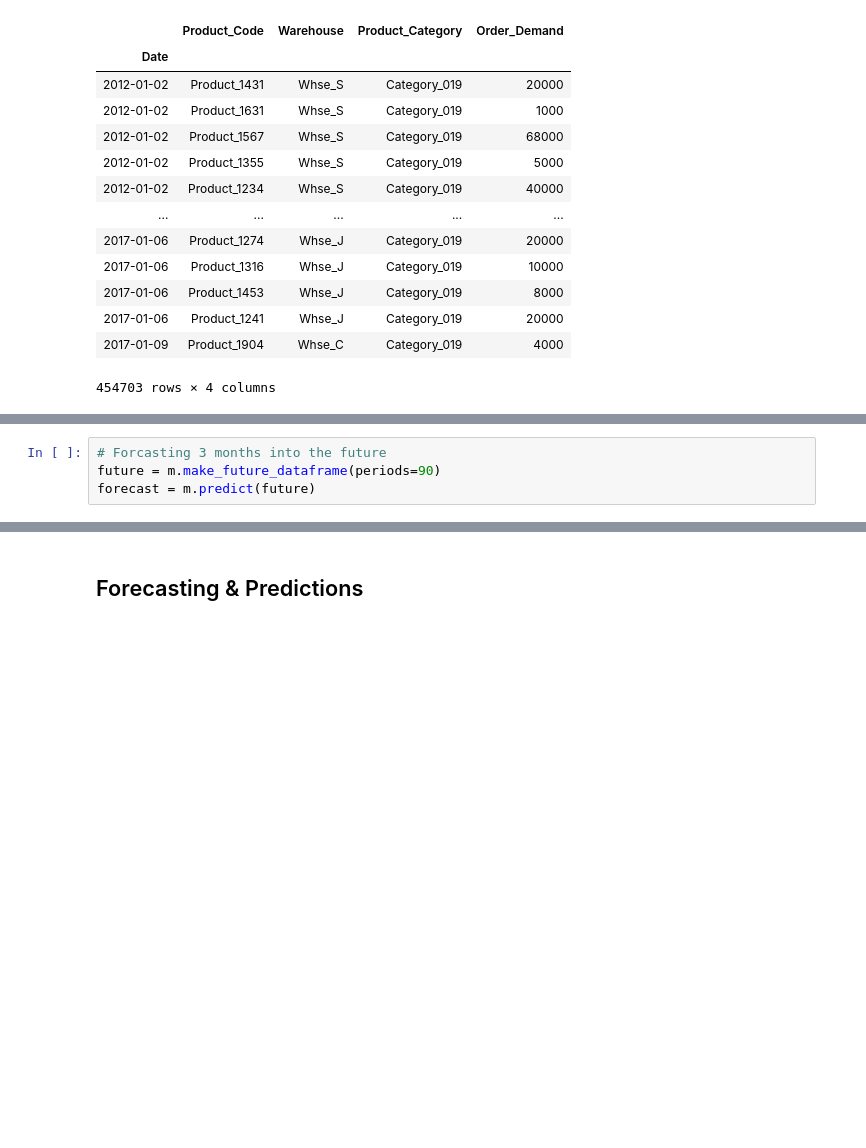
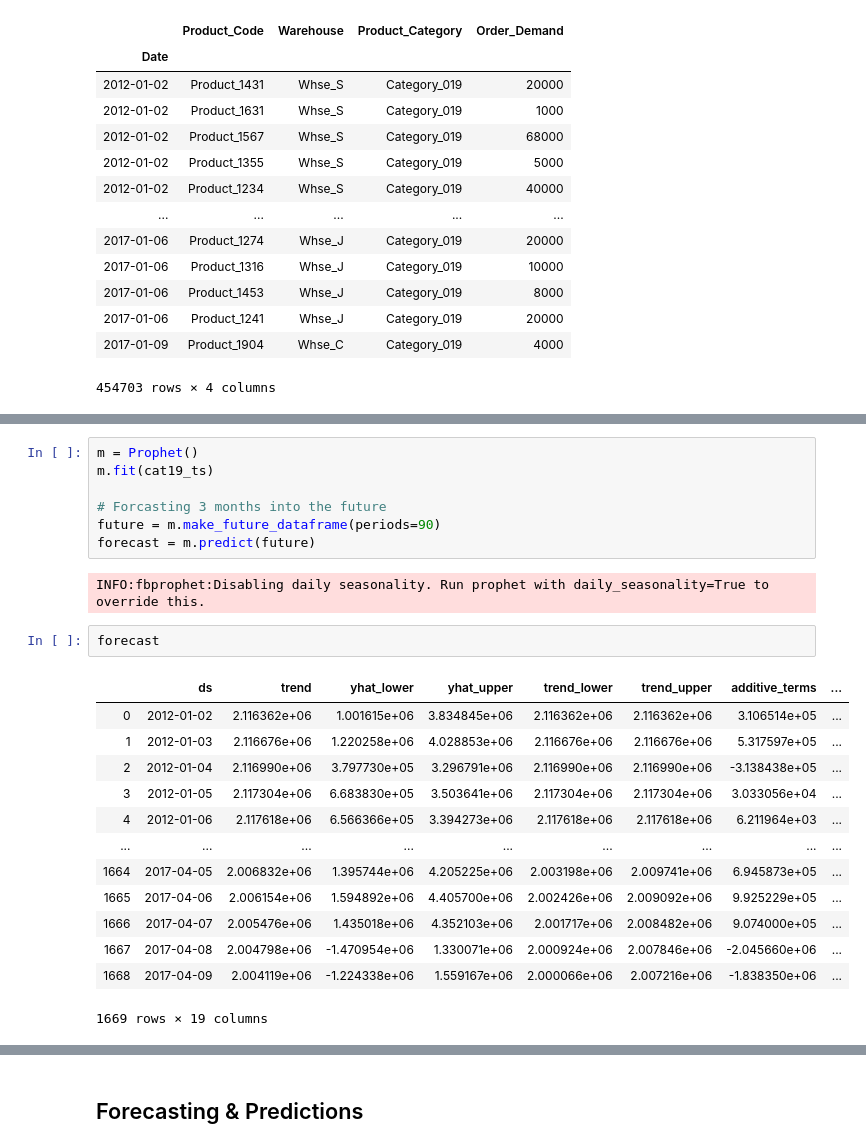
Before and after one commit to JessicaFB/Product-Demand-Forecasting, a Jupyter notebook: Predicting-Product-Demand.ipynb, the cells around one changed output, grey strips where cells are left out. Cells and saved outputs as stored; diff of their text form; blank space fills up the shorter version.

```diff
--- a/Predicting-Product-Demand.ipynb
+++ b/Predicting-Product-Demand.ipynb
@@ -707,4 +734,25 @@ ts_df.groupby(['Product_Category','Date']).sum()
 # %%
+m = Prophet()
+m.fit(cat19_ts)
+
 # Forcasting 3 months into the future
 future = m.make_future_dataframe(periods=90)
 forecast = m.predict(future)
+# %% [output]
+INFO:fbprophet:Disabling daily seasonality. Run prophet with daily_seasonality=True to override this.
+# %%
+forecast
+# %% [output]
+|  | ds | trend | yhat_lower | yhat_upper | trend_lower | trend_upper | additive_terms | ... |
+| 0 | 2012-01-02 | 2.116362e+06 | 1.001615e+06 | 3.834845e+06 | 2.116362e+06 | 2.116362e+06 | 3.106514e+05 | ... |
+| 1 | 2012-01-03 | 2.116676e+06 | 1.220258e+06 | 4.028853e+06 | 2.116676e+06 | 2.116676e+06 | 5.317597e+05 | ... |
+| 2 | 2012-01-04 | 2.116990e+06 | 3.797730e+05 | 3.296791e+06 | 2.116990e+06 | 2.116990e+06 | -3.138438e+05 | ... |
+| 3 | 2012-01-05 | 2.117304e+06 | 6.683830e+05 | 3.503641e+06 | 2.117304e+06 | 2.117304e+06 | 3.033056e+04 | ... |
+| 4 | 2012-01-06 | 2.117618e+06 | 6.566366e+05 | 3.394273e+06 | 2.117618e+06 | 2.117618e+06 | 6.211964e+03 | ... |
+| ... | ... | ... | ... | ... | ... | ... | ... | ... |
+| 1664 | 2017-04-05 | 2.006832e+06 | 1.395744e+06 | 4.205225e+06 | 2.003198e+06 | 2.009741e+06 | 6.945873e+05 | ... |
+| 1665 | 2017-04-06 | 2.006154e+06 | 1.594892e+06 | 4.405700e+06 | 2.002426e+06 | 2.009092e+06 | 9.925229e+05 | ... |
+| 1666 | 2017-04-07 | 2.005476e+06 | 1.435018e+06 | 4.352103e+06 | 2.001717e+06 | 2.008482e+06 | 9.074000e+05 | ... |
+| 1667 | 2017-04-08 | 2.004798e+06 | -1.470954e+06 | 1.330071e+06 | 2.000924e+06 | 2.007846e+06 | -2.045660e+06 | ... |
+| 1668 | 2017-04-09 | 2.004119e+06 | -1.224338e+06 | 1.559167e+06 | 2.000066e+06 | 2.007216e+06 | -1.838350e+06 | ... |
+1669 rows × 19 columns
```
Also changed, not shown: parts of 14 cells of this notebook.
